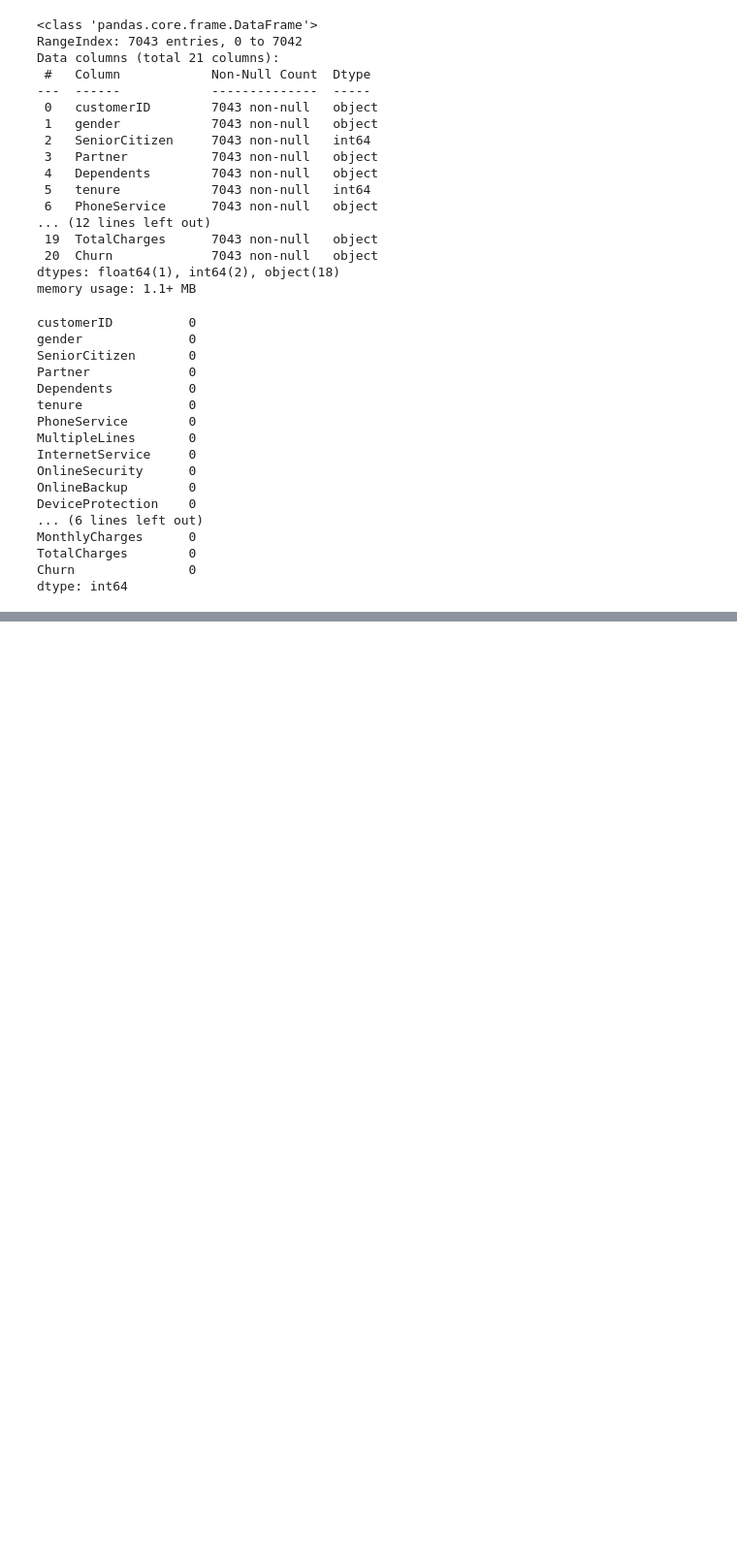
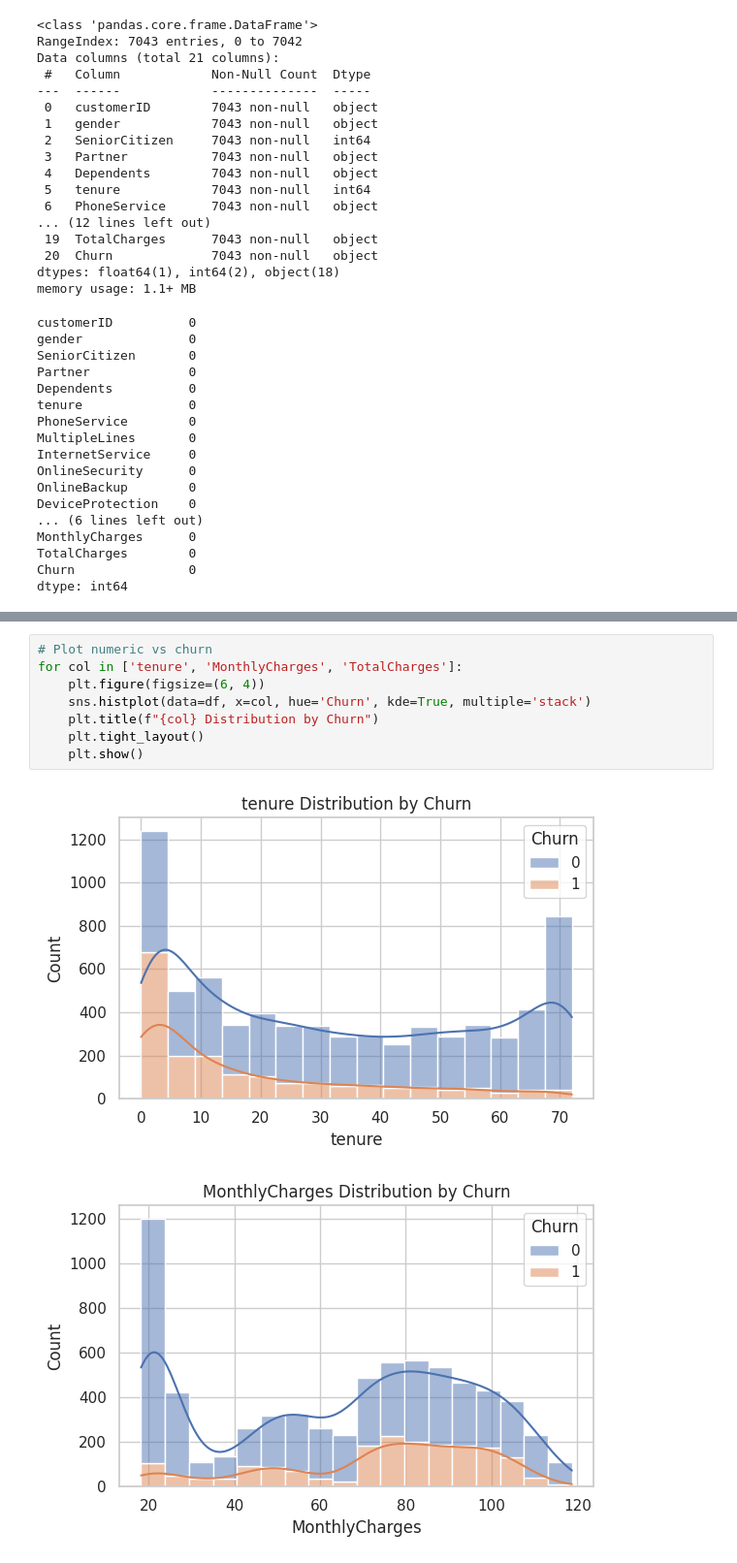
Before and after one commit to Ganindu-Deshapriya/Customer_Churn_Prediction_Group_06, a Jupyter notebook: Customer_Churn_Prediction_Group_06/notebooks/Sanjaya_FC211023/EDA.ipynb, the cells around one changed output, grey strips where cells are left out. Shown: that part at 97% size. Cells and saved outputs as stored; diff of their text form; blank space fills up the shorter version.

```diff
--- a/Customer_Churn_Prediction_Group_06/notebooks/Sanjaya_FC211023/EDA.ipynb
+++ b/Customer_Churn_Prediction_Group_06/notebooks/Sanjaya_FC211023/EDA.ipynb
@@ -62,0 +143,11 @@ dtype: int64
+# %%
+# Plot numeric vs churn
+for col in ['tenure', 'MonthlyCharges', 'TotalCharges']:
+    plt.figure(figsize=(6, 4))
+    sns.histplot(data=df, x=col, hue='Churn', kde=True, multiple='stack')
+    plt.title(f"{col} Distribution by Churn")
+    plt.tight_layout()
+    plt.show()
+# %% [output]
+[figure, added]
+[figure, added]
```
Also changed, not shown: parts of 6 cells of this notebook.
